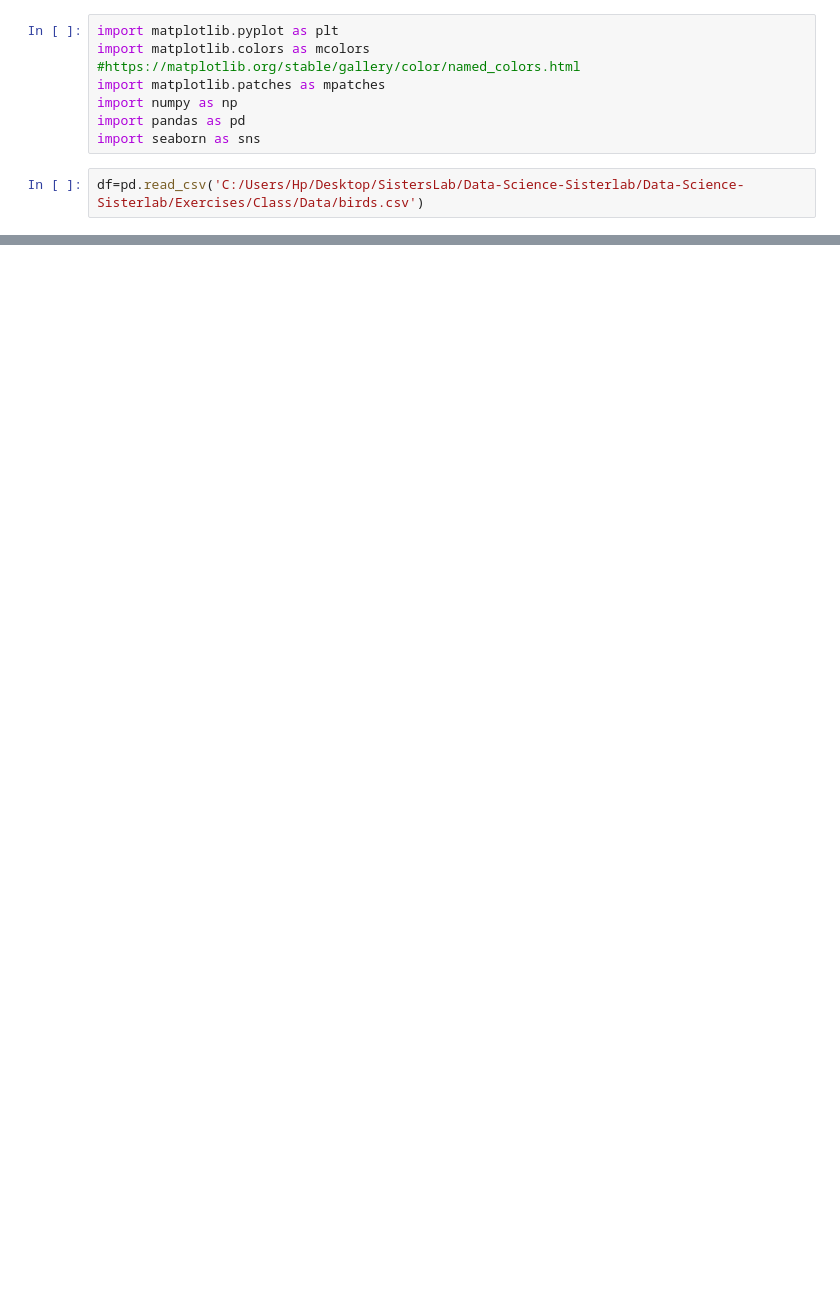
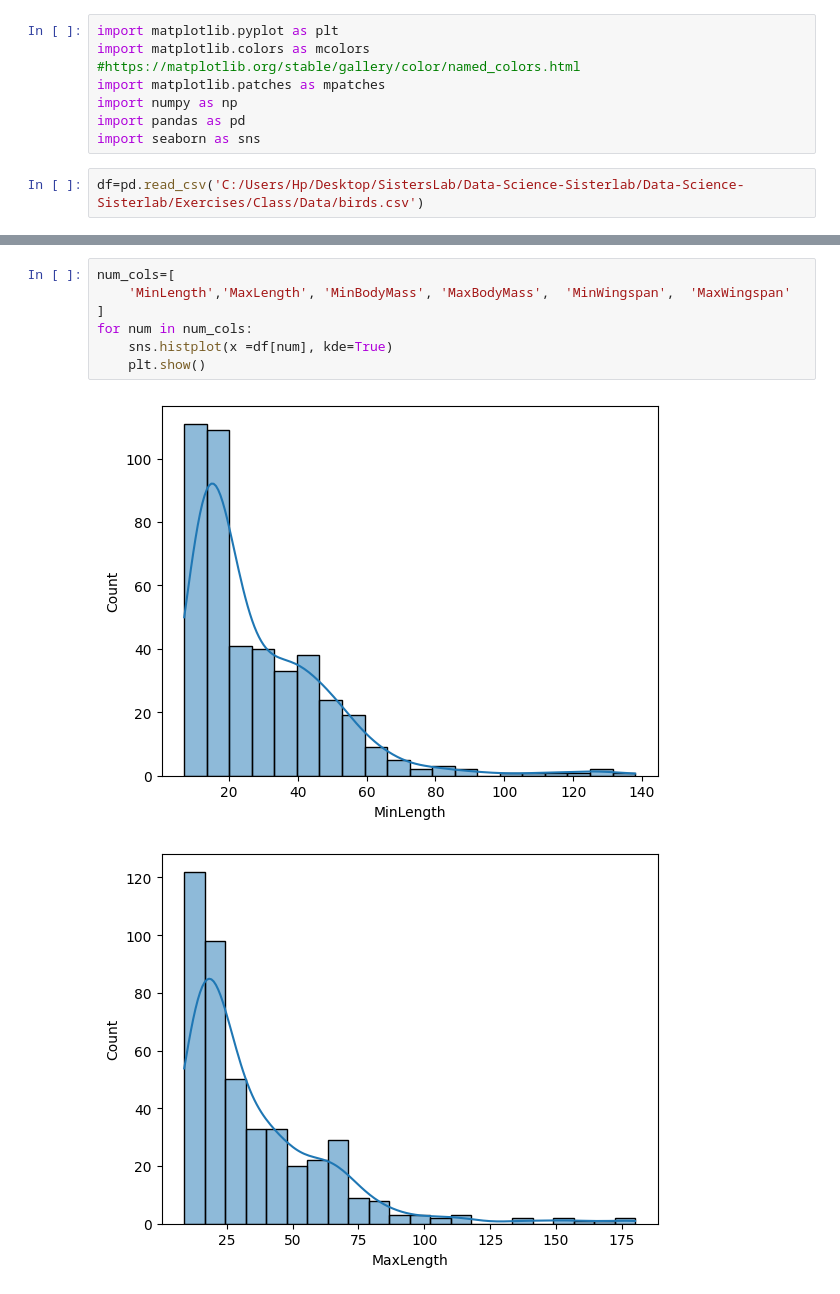
Before and after one commit to nurfkutlu/Data-Science-Sisterlab, a Jupyter notebook: Exercises/Class/03-10.12.2023-Birds.ipynb, the cells around one changed output, grey strips where cells are left out. Cells and saved outputs as stored; diff of their text form; blank space fills up the shorter version.

```diff
--- a/Exercises/Class/03-10.12.2023-Birds.ipynb
+++ b/Exercises/Class/03-10.12.2023-Birds.ipynb
@@ -18,0 +173,10 @@ df.head()
+# %%
+num_cols=[
+    'MinLength','MaxLength', 'MinBodyMass',	'MaxBodyMass',	'MinWingspan',	'MaxWingspan'
+]
+for num in num_cols:
+    sns.histplot(x =df[num], kde=True)
+    plt.show()
+# %% [output]
+[figure, added]
+[figure, added]
```
Also changed, not shown: parts of 25 cells of this notebook.
